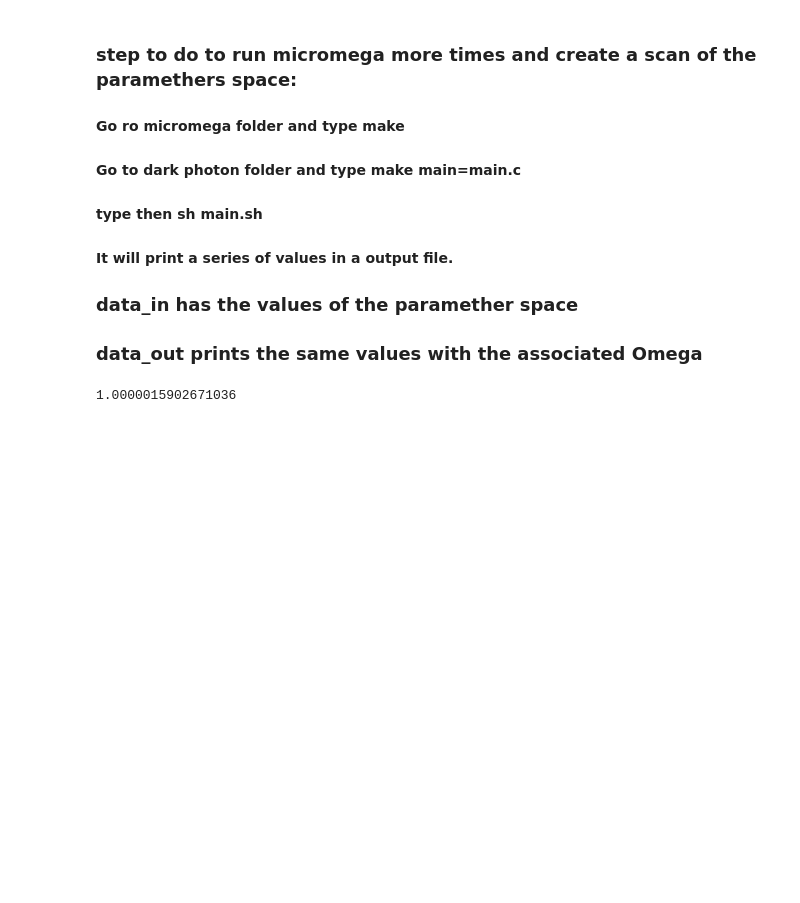
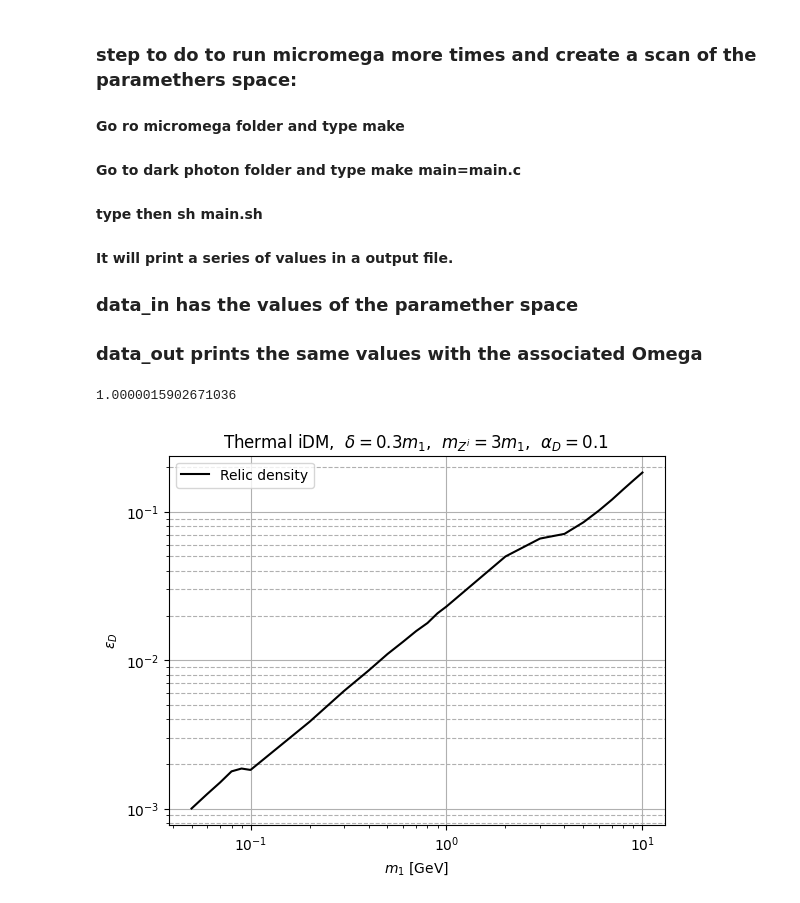
Before and after one commit to nico0407/DM-freeze-out, a Jupyter notebook: iDM-freze-out/relevant-codes/sin_chi.ipynb, the cells around one changed output. Cells and saved outputs as stored; diff of their text form; code cells hidden in the pictures; blank space fills up the shorter version.

```diff
--- a/iDM-freze-out/relevant-codes/sin_chi.ipynb
+++ b/iDM-freze-out/relevant-codes/sin_chi.ipynb
@@ -58,3 +59,18 @@ d_V_l= ((g_W)/(2*np.cos(theta_W)))*((3/2)*np.cos(beta)*np.sin(theta_W)*np.tan(ch
 ((np.cos(beta)**2)/(np.cos(chi)**2))
 # %% [output]
 1.0000015902671036
+# %%
+mass1, epsilon_dark, Omega = np.loadtxt('data_out_13', delimiter=' ', unpack=True)
+# %%
+plt.plot(mass1, epsilon_dark, label='Relic density',color = "black")
+plt.title(r'Thermal iDM,  $\delta= 0.3m_1$,  $m_{Z^i}=3m_1$,  $\alpha_D=0.1$ ')
+plt.xlabel('$m_1$ [GeV]')
+plt.ylabel('$\epsilon_D$')
+plt.xscale('log')
+plt.yscale('log')
+plt.legend()
+plt.grid(which='major')
+plt.grid(which='minor', axis='y',linestyle='--')
+plt.show()
+# %% [output]
+[figure, added]
```
Also changed, not shown: parts of 4 cells of this notebook.
